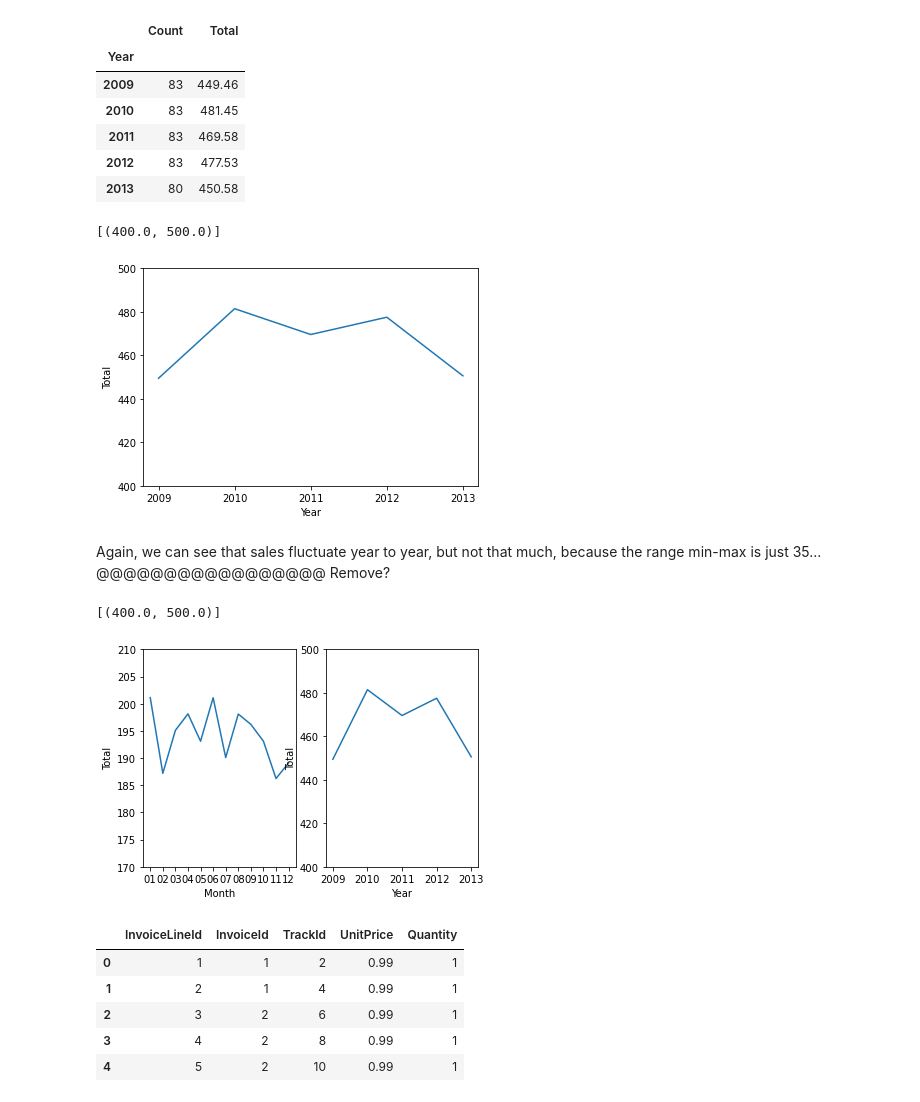
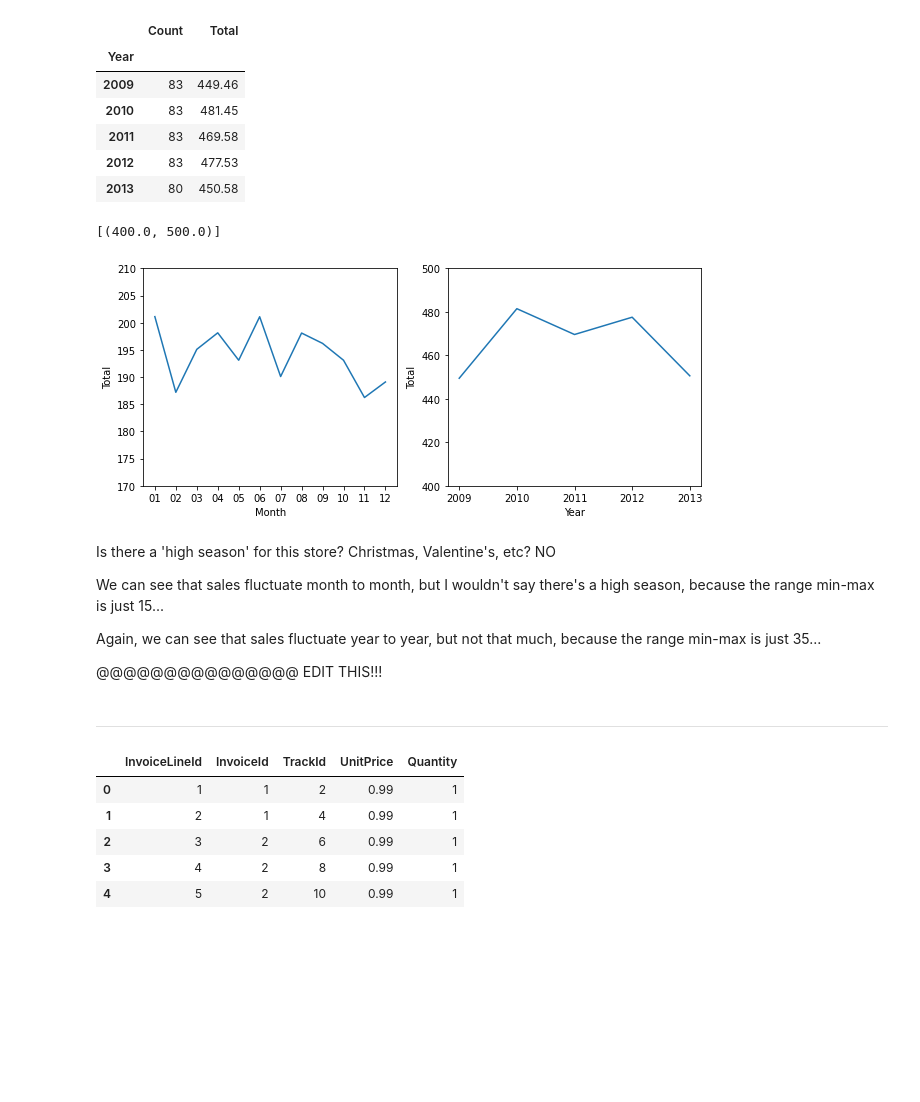
Before and after one commit to alinasansevich/chinook_SQLite_db_analysis, a Jupyter notebook: Chinook_SQLite_database_analysis.ipynb, the cells around one changed output. Cells and saved outputs as stored; diff of their text form; code cells hidden in the pictures; blank space fills up the shorter version.

```diff
--- a/Chinook_SQLite_database_analysis.ipynb
+++ b/Chinook_SQLite_database_analysis.ipynb
@@ -183,32 +175,28 @@ total_y_sales
 | 2011 | 83 | 469.58 |
 | 2012 | 83 | 477.53 |
 | 2013 | 80 | 450.58 |
-# %%
-ax = sns.lineplot(data=total_y_sales, x='Year', y='Total')
-ax.set(ylim=(400, 500))
-# %% [output]
-[(400.0, 500.0)]
-[figure, removed]
+# %%
+fig, axs = plt.subplots(ncols=2)
+# fig = plt.gcf()
+fig.set_size_inches(10, 4) # change plot size
+
+ax1 = sns.lineplot(data=total_m_sales, x='Month', y='Total', ax=axs[0])
+ax1.set(ylim=(170, 210))
+ax2 = sns.lineplot(data=total_y_sales, x='Year', y='Total', ax=axs[1])
+oax2.set(ylim=(400, 500))
+# %% [output]
+[(400.0, 500.0)]
+[figure, added]
 # %% [markdown]
-Again, we can see that sales fluctuate year to year, but not that much, because the range min-max is just 35... <br>
-@@@@@@@@@@@@@@@@@ Remove?
+Is there a 'high season' for this store? Christmas, Valentine's, etc? NO
+
+We can see that sales fluctuate month to month, but I wouldn't say there's a high season, because the range min-max is just 15...
+
+Again, we can see that sales fluctuate year to year, but not that much, because the range min-max is just 35...
+
+@@@@@@@@@@@@@@@ EDIT THIS!!!
-# %%
-fig, axs = plt.subplots(ncols=2)
-# sns.regplot(x='value', y='wage', data=df_melt, ax=axs[0])
-# sns.regplot(x='value', y='wage', data=df_melt, ax=axs[1])
-# sns.boxplot(x='education',y='wage', data=df_melt, ax=axs[2])
-
-ax1 = sns.lineplot(data=total_m_sales, x='Month', y='Total', ax=axs[0])
-ax1.set(ylim=(170, 210))
-
-ax2 = sns.lineplot(data=total_y_sales, x='Year', y='Total', ax=axs[1])
-ax2.set(ylim=(400, 500))
-
-# I'm here!!!!!!!!!!!!!!!!!!
-# https://www.marsja.se/how-to-change-size-of-seaborn-plot/
-# %% [output]
-[(400.0, 500.0)]
-[figure, removed]
+# %% [markdown]
+***
 # %%
 # Get most popular:
 #     Band
```
Also changed, not shown: parts of 12 cells of this notebook.
